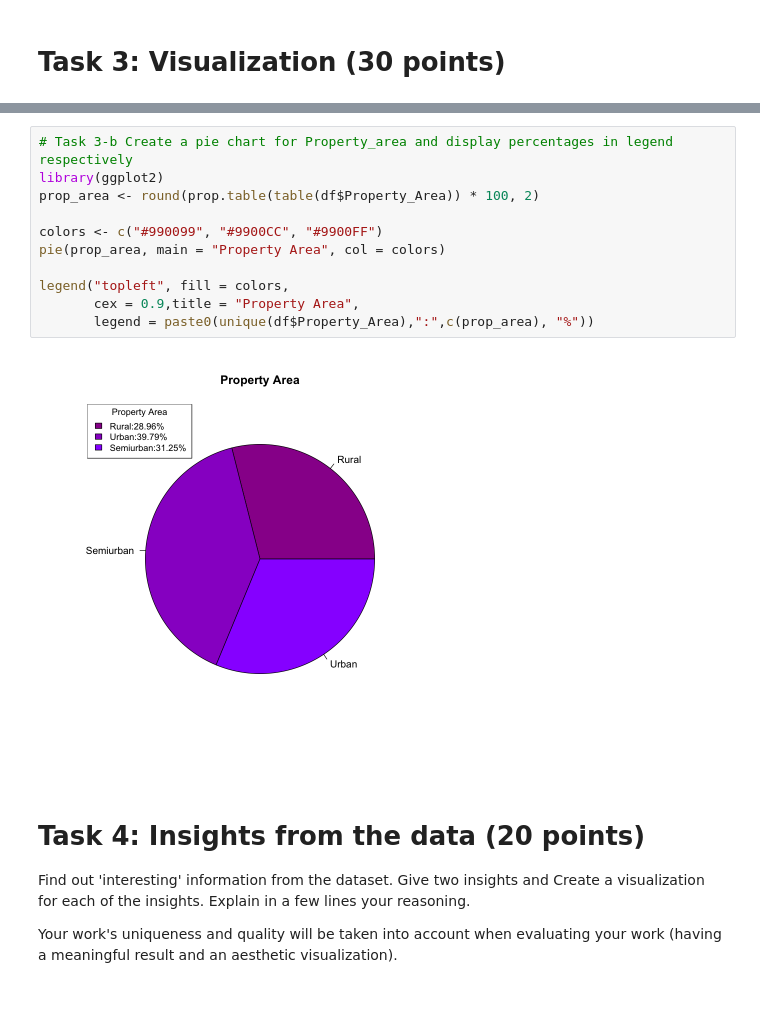
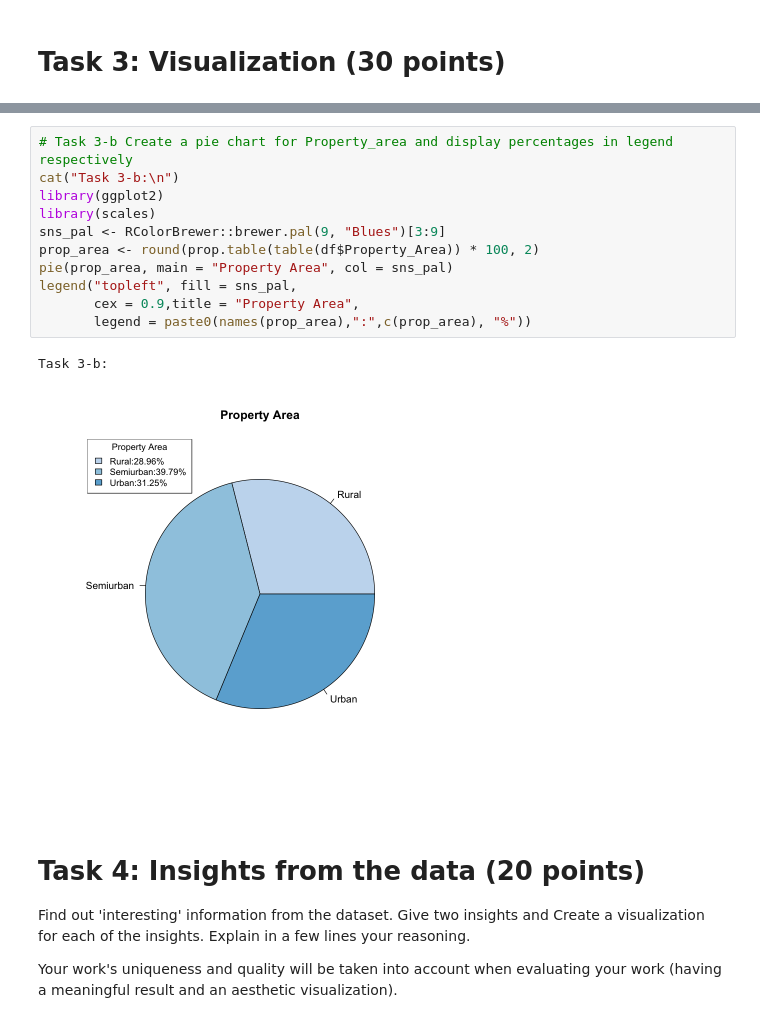
Before and after one commit to rachanamaria/DataMining_01, a Jupyter notebook: Assignment_1_R.ipynb, the cells around one changed output, grey strips where cells are left out. Cells and saved outputs as stored; diff of their text form.

```diff
--- a/Assignment_1_R.ipynb
+++ b/Assignment_1_R.ipynb
@@ -215,16 +230,17 @@ ggplot(bar, aes(x = Education, fill = Loan_Status)) +
 # %%
 # Task 3-b Create a pie chart for Property_area and display percentages in legend respectively
+cat("Task 3-b:\n")
 library(ggplot2)
+library(scales)
+sns_pal <- RColorBrewer::brewer.pal(9, "Blues")[3:9]
 prop_area <- round(prop.table(table(df$Property_Area)) * 100, 2)
-
-colors <- c("#990099", "#9900CC", "#9900FF")
-pie(prop_area, main = "Property Area", col = colors)
-
-legend("topleft", fill = colors,
+pie(prop_area, main = "Property Area", col = sns_pal)
+legend("topleft", fill = sns_pal,
        cex = 0.9,title = "Property Area",
-       legend = paste0(unique(df$Property_Area),":",c(prop_area), "%"))
+       legend = paste0(names(prop_area),":",c(prop_area), "%"))
 # %% [output]
+Task 3-b:
-[figure, old version]
+[figure, new version]
 # %% [markdown]
 # Task 4: Insights from the data (20 points)
 Find out 'interesting' information from the dataset. Give two insights and Create a visualization for each of the insights. Explain in a few lines your reasoning.
```
Also changed, not shown: parts of 12 cells of this notebook, 1 other file.
